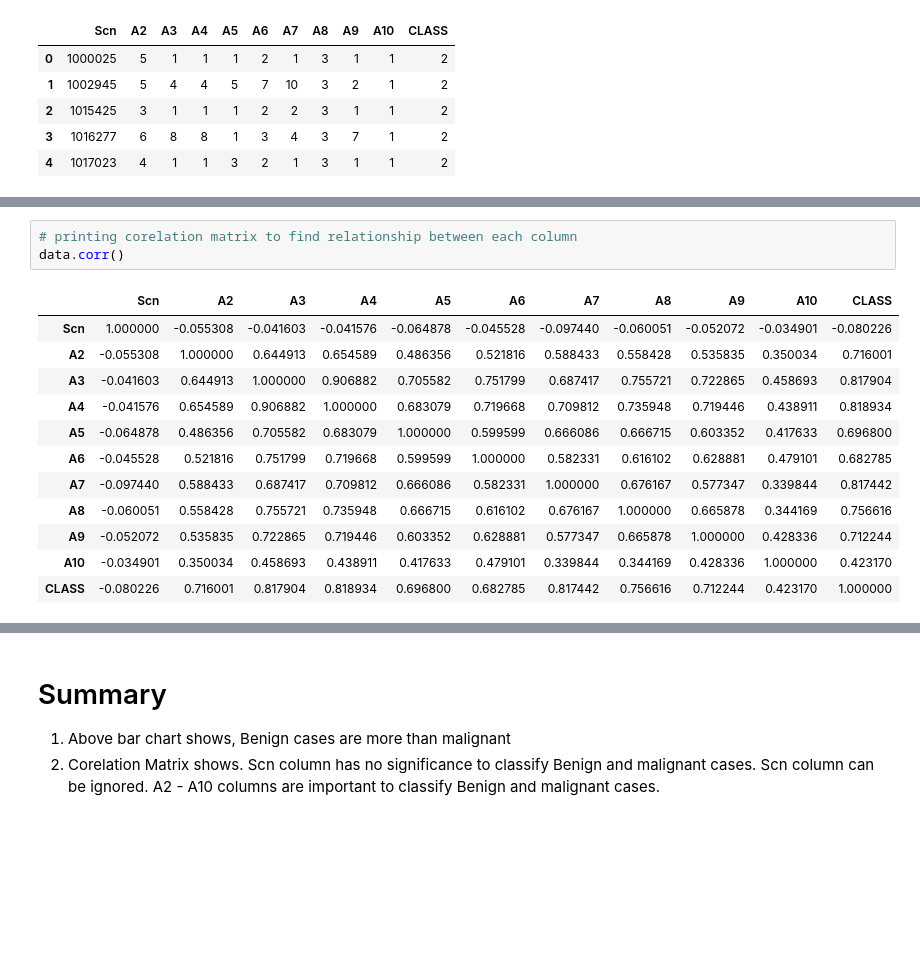
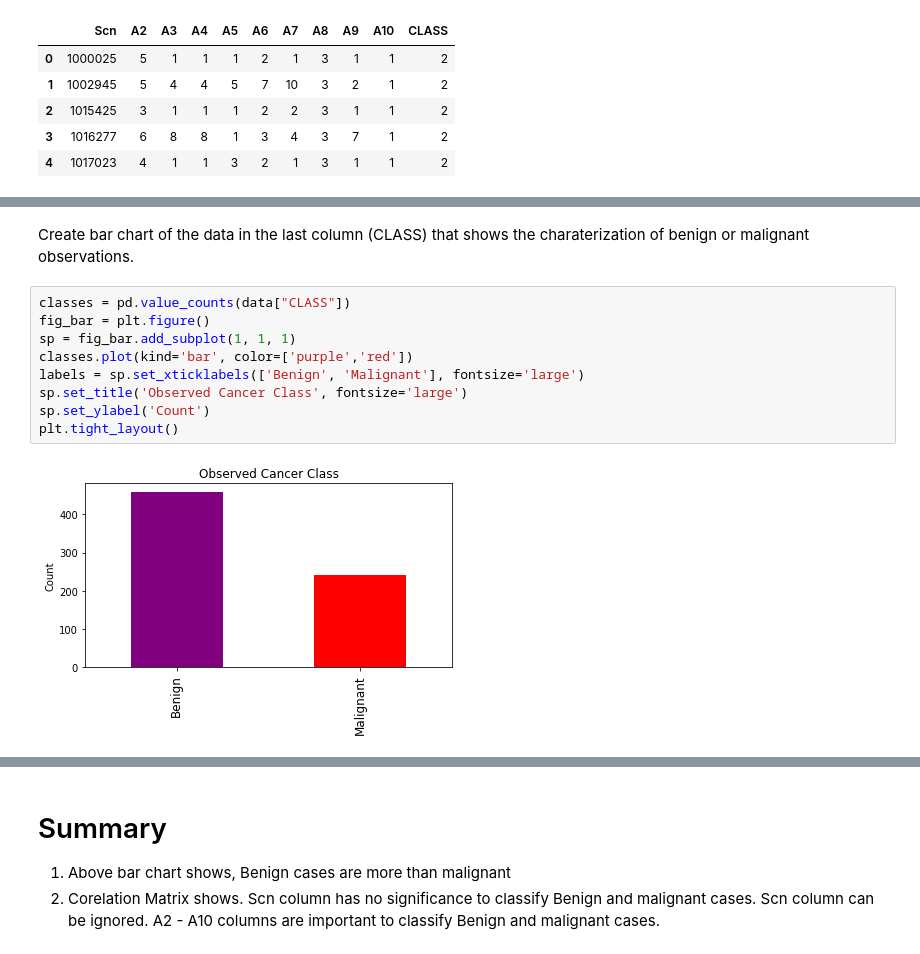
Before and after one commit to iamrajp/G10-PythonProject, a Jupyter notebook: code/Main.ipynb, the cells around one changed output, grey strips where cells are left out. Cells and saved outputs as stored; diff of their text form; blank space fills up the shorter version.

```diff
--- a/code/Main.ipynb
+++ b/code/Main.ipynb
@@ -118,16 +112,13 @@ plt.show()
-# %%
-# printing corelation matrix to find relationship between each column
-data.corr()
-# %% [output]
-|  | Scn | A2 | A3 | A4 | A5 | A6 | A7 | A8 | A9 | A10 | CLASS |
-| Scn | 1.000000 | -0.055308 | -0.041603 | -0.041576 | -0.064878 | -0.045528 | -0.097440 | -0.060051 | -0.052072 | -0.034901 | -0.080226 |
-| A2 | -0.055308 | 1.000000 | 0.644913 | 0.654589 | 0.486356 | 0.521816 | 0.588433 | 0.558428 | 0.535835 | 0.350034 | 0.716001 |
-| A3 | -0.041603 | 0.644913 | 1.000000 | 0.906882 | 0.705582 | 0.751799 | 0.687417 | 0.755721 | 0.722865 | 0.458693 | 0.817904 |
-| A4 | -0.041576 | 0.654589 | 0.906882 | 1.000000 | 0.683079 | 0.719668 | 0.709812 | 0.735948 | 0.719446 | 0.438911 | 0.818934 |
-| A5 | -0.064878 | 0.486356 | 0.705582 | 0.683079 | 1.000000 | 0.599599 | 0.666086 | 0.666715 | 0.603352 | 0.417633 | 0.696800 |
-| A6 | -0.045528 | 0.521816 | 0.751799 | 0.719668 | 0.599599 | 1.000000 | 0.582331 | 0.616102 | 0.628881 | 0.479101 | 0.682785 |
-| A7 | -0.097440 | 0.588433 | 0.687417 | 0.709812 | 0.666086 | 0.582331 | 1.000000 | 0.676167 | 0.577347 | 0.339844 | 0.817442 |
-| A8 | -0.060051 | 0.558428 | 0.755721 | 0.735948 | 0.666715 | 0.616102 | 0.676167 | 1.000000 | 0.665878 | 0.344169 | 0.756616 |
-| A9 | -0.052072 | 0.535835 | 0.722865 | 0.719446 | 0.603352 | 0.628881 | 0.577347 | 0.665878 | 1.000000 | 0.428336 | 0.712244 |
-| A10 | -0.034901 | 0.350034 | 0.458693 | 0.438911 | 0.417633 | 0.479101 | 0.339844 | 0.344169 | 0.428336 | 1.000000 | 0.423170 |
-| CLASS | -0.080226 | 0.716001 | 0.817904 | 0.818934 | 0.696800 | 0.682785 | 0.817442 | 0.756616 | 0.712244 | 0.423170 | 1.000000 |
+# %% [markdown]
+Create bar chart of the data in the last column (CLASS) that shows the charaterization of benign or malignant observations.
+# %%
+classes = pd.value_counts(data["CLASS"])
+fig_bar = plt.figure()
+sp = fig_bar.add_subplot(1, 1, 1)
+classes.plot(kind='bar', color=['purple','red'])
+labels = sp.set_xticklabels(['Benign', 'Malignant'], fontsize='large')
+sp.set_title('Observed Cancer Class', fontsize='large')
+sp.set_ylabel('Count')
+plt.tight_layout()
+# %% [output]
+[figure, added]
```
Also changed, not shown: parts of 27 cells of this notebook.
